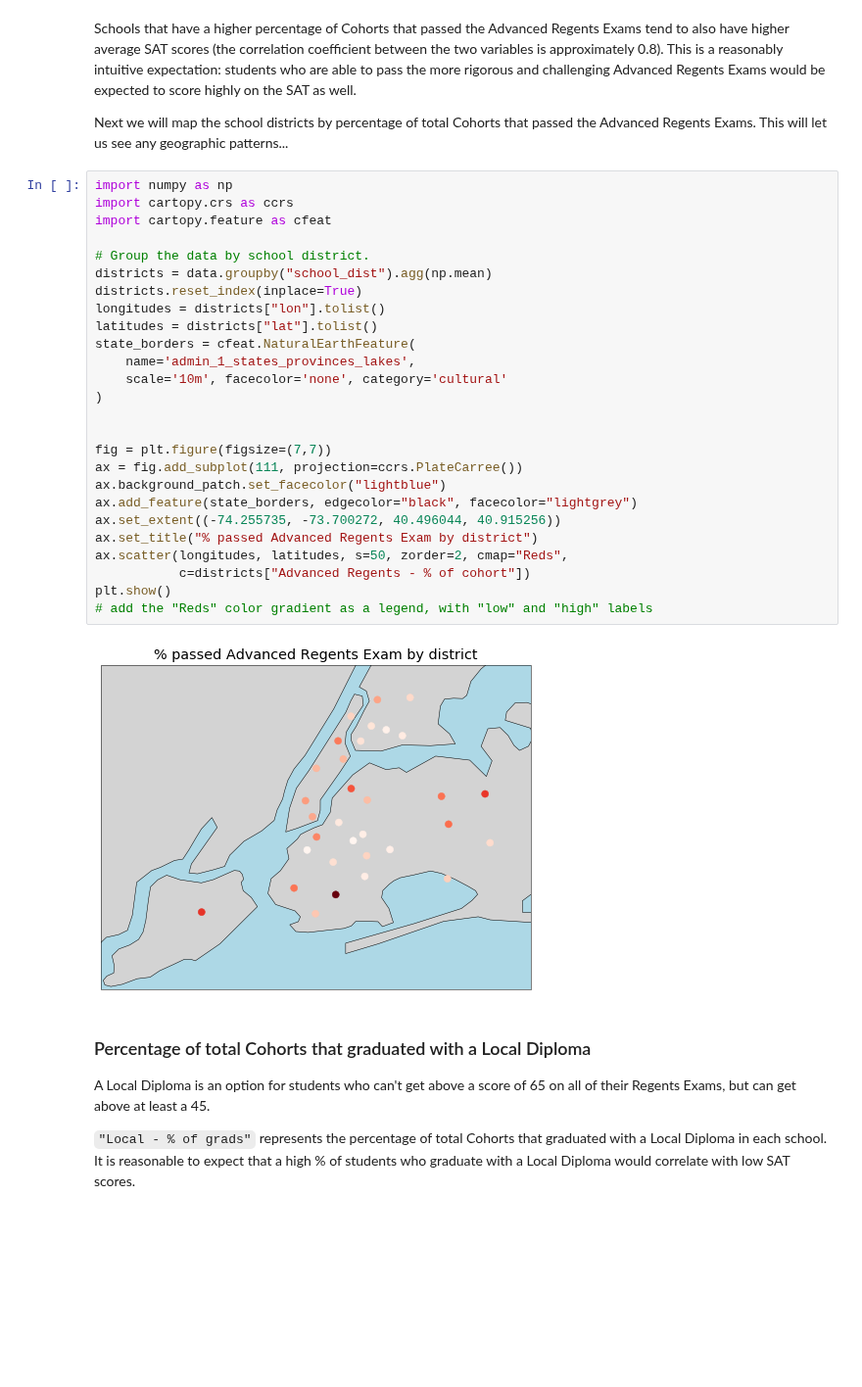
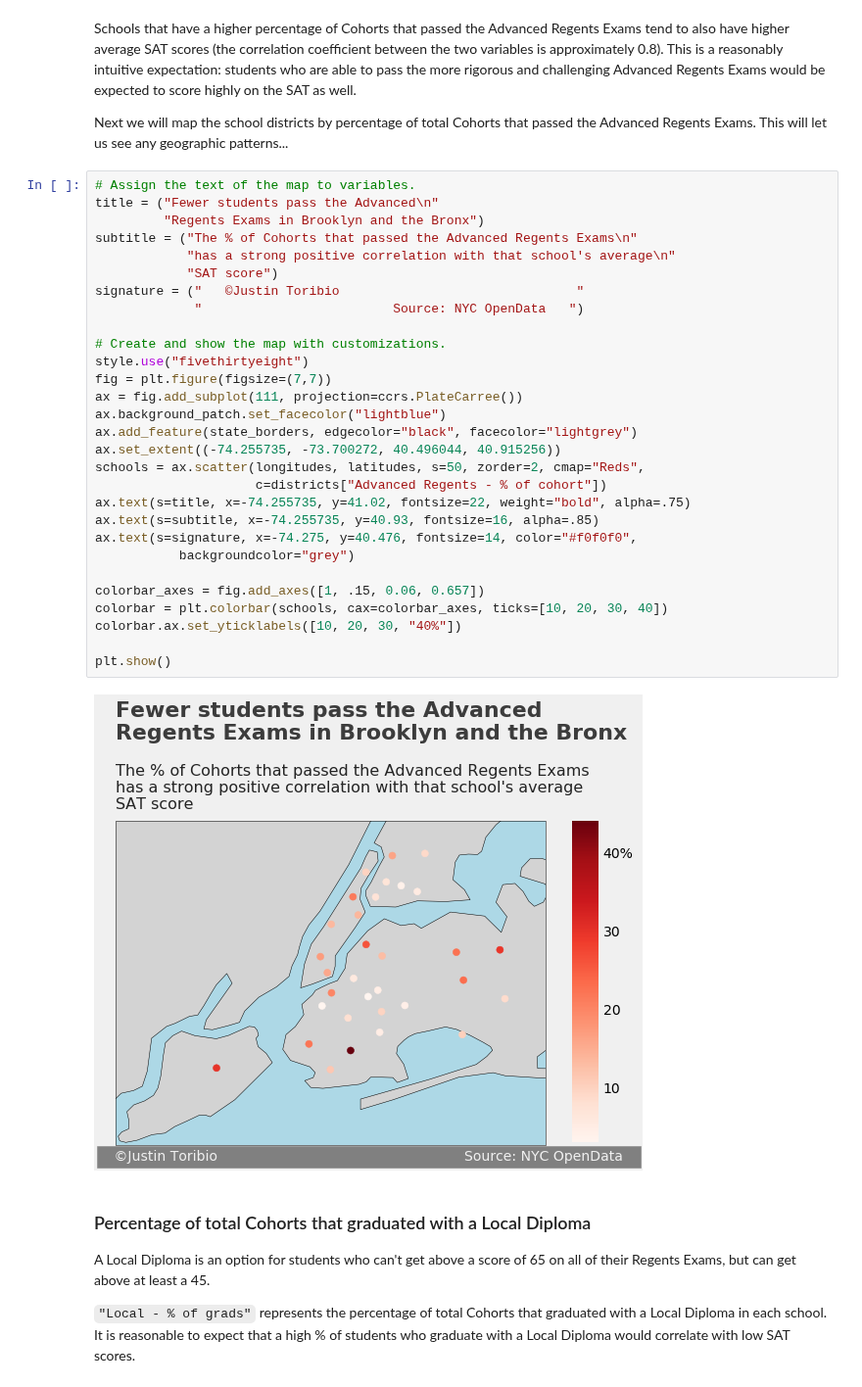
Before and after one commit to JustinToribio/analyzing-the-sat, a Jupyter notebook: notebooks/1.0-jt-analyze-the-sat.ipynb, the cells around one changed output. Shown at 98% size. Drawn from its saved outputs; the diff is of its cells as text; blank space fills up the shorter version.

```diff
--- a/notebooks/1.0-jt-analyze-the-sat.ipynb
+++ b/notebooks/1.0-jt-analyze-the-sat.ipynb
@@ -159,34 +206,37 @@ plt.show()
 Schools that have a higher percentage of Cohorts that passed the Advanced Regents Exams tend to also have higher average SAT scores (the correlation coefficient between the two variables is approximately 0.8).  This is a reasonably intuitive expectation: students who are able to pass the more rigorous and challenging Advanced Regents Exams would be expected to score highly on the SAT as well.
 
 Next we will map the school districts by percentage of total Cohorts that passed the Advanced Regents Exams.  This will let us see any geographic patterns...
-# %%
-import numpy as np
-import cartopy.crs as ccrs
-import cartopy.feature as cfeat
-
-# Group the data by school district.
-districts = data.groupby("school_dist").agg(np.mean)
-districts.reset_index(inplace=True)
-longitudes = districts["lon"].tolist()
-latitudes = districts["lat"].tolist()
-state_borders = cfeat.NaturalEarthFeature(
-    name='admin_1_states_provinces_lakes',
-    scale='10m', facecolor='none', category='cultural'
-)
-
-
-fig = plt.figure(figsize=(7,7))
-ax = fig.add_subplot(111, projection=ccrs.PlateCarree())
-ax.background_patch.set_facecolor("lightblue")
-ax.add_feature(state_borders, edgecolor="black", facecolor="lightgrey")
-ax.set_extent((-74.255735, -73.700272, 40.496044, 40.915256))
-ax.set_title("% passed Advanced Regents Exam by district")
-ax.scatter(longitudes, latitudes, s=50, zorder=2, cmap="Reds",
-           c=districts["Advanced Regents - % of cohort"])
-plt.show()
-# add the "Reds" color gradient as a legend, with "low" and "high" labels
-# %% [output]
-[figure, removed]
+# %%
+# Assign the text of the map to variables.
+title = ("Fewer students pass the Advanced\n"
+         "Regents Exams in Brooklyn and the Bronx")
+subtitle = ("The % of Cohorts that passed the Advanced Regents Exams\n"
+            "has a strong positive correlation with that school's average\n"
+            "SAT score")
+signature = ("   ©Justin Toribio                               "
+             "                         Source: NYC OpenData   ")
+
+# Create and show the map with customizations.
+style.use("fivethirtyeight")
+fig = plt.figure(figsize=(7,7))
+ax = fig.add_subplot(111, projection=ccrs.PlateCarree())
+ax.background_patch.set_facecolor("lightblue")
+ax.add_feature(state_borders, edgecolor="black", facecolor="lightgrey")
+ax.set_extent((-74.255735, -73.700272, 40.496044, 40.915256))
+schools = ax.scatter(longitudes, latitudes, s=50, zorder=2, cmap="Reds",
+                     c=districts["Advanced Regents - % of cohort"])
+ax.text(s=title, x=-74.255735, y=41.02, fontsize=22, weight="bold", alpha=.75)
+ax.text(s=subtitle, x=-74.255735, y=40.93, fontsize=16, alpha=.85)
+ax.text(s=signature, x=-74.275, y=40.476, fontsize=14, color="#f0f0f0",
+           backgroundcolor="grey")
+
+colorbar_axes = fig.add_axes([1, .15, 0.06, 0.657])
+colorbar = plt.colorbar(schools, cax=colorbar_axes, ticks=[10, 20, 30, 40])
+colorbar.ax.set_yticklabels([10, 20, 30, "40%"])
+
+plt.show()
+# %% [output]
+[figure, added]
 # %% [markdown]
 ### Percentage of total Cohorts that graduated with a Local Diploma
 
```
Also changed, not shown: parts of 4 cells of this notebook.
